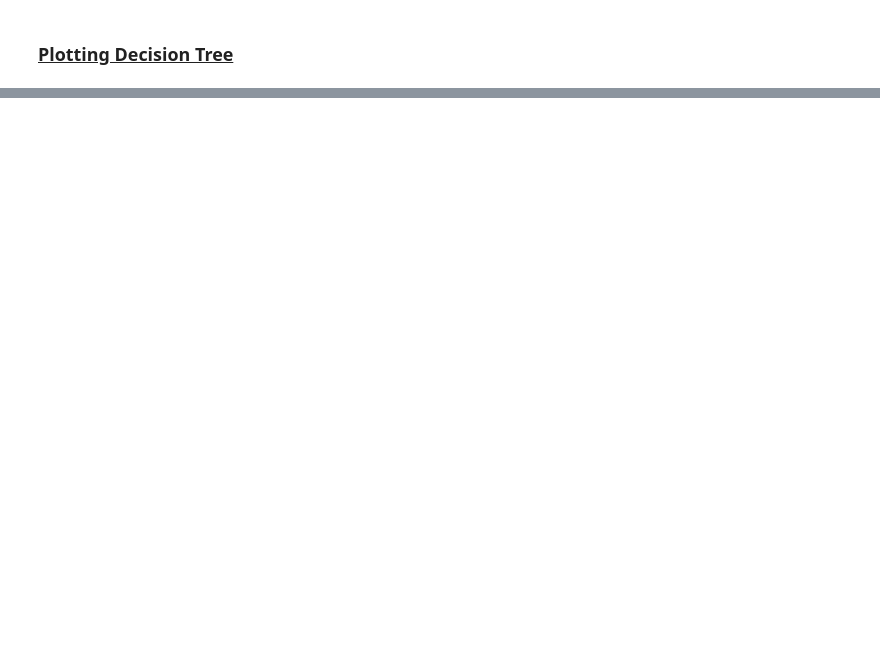
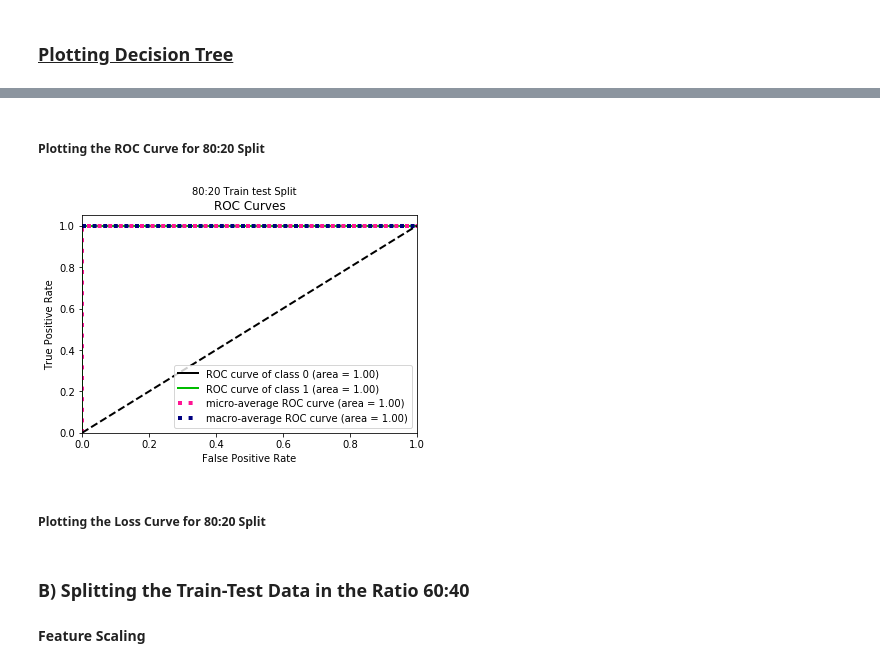
Before and after one commit to varungupta31/Bank_Note_Authentication_Random_Forest_classifier, a Jupyter notebook: Fake Currency Detector Using Random Forest Classification.ipynb, the cells around one changed output, grey strips where cells are left out. Cells and saved outputs as stored; diff of their text form; code cells hidden in the pictures; blank space fills up the shorter version.

```diff
--- a/Fake Currency Detector Using Random Forest Classification.ipynb
+++ b/Fake Currency Detector Using Random Forest Classification.ipynb
@@ -385,3 +410,19 @@ Image(graph[1].create_png())
 <b></b>
 # %% [markdown]
  <b></b>
+# %% [markdown]
+##### Plotting the ROC Curve for 80:20 Split
+# %%
+y_pred_proba = classifier.predict_proba(X_test)
+skplt.metrics.plot_roc_curve(y_test, y_pred_proba)
+
+plt.suptitle('80:20 Train test Split',fontsize=10)
+plt.show()
+# %% [output]
+[figure, added]
+# %% [markdown]
+##### Plotting the Loss Curve for 80:20 Split
+# %% [markdown]
+### B) Splitting the Train-Test Data in the Ratio 60:40
+# %% [markdown]
+<b>Feature Scaling</b>
```
Also changed, not shown: parts of 37 cells of this notebook, 1 other file.
